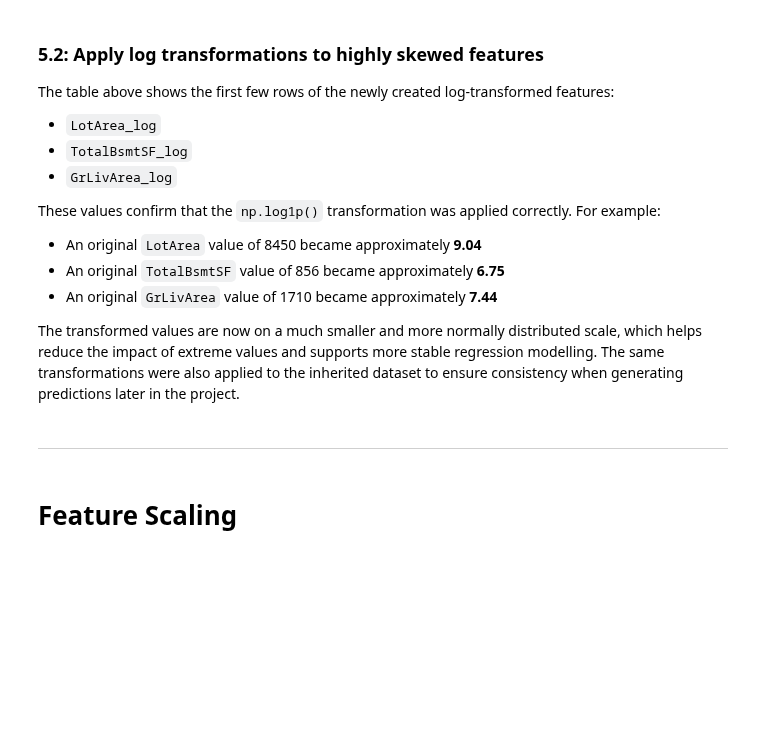
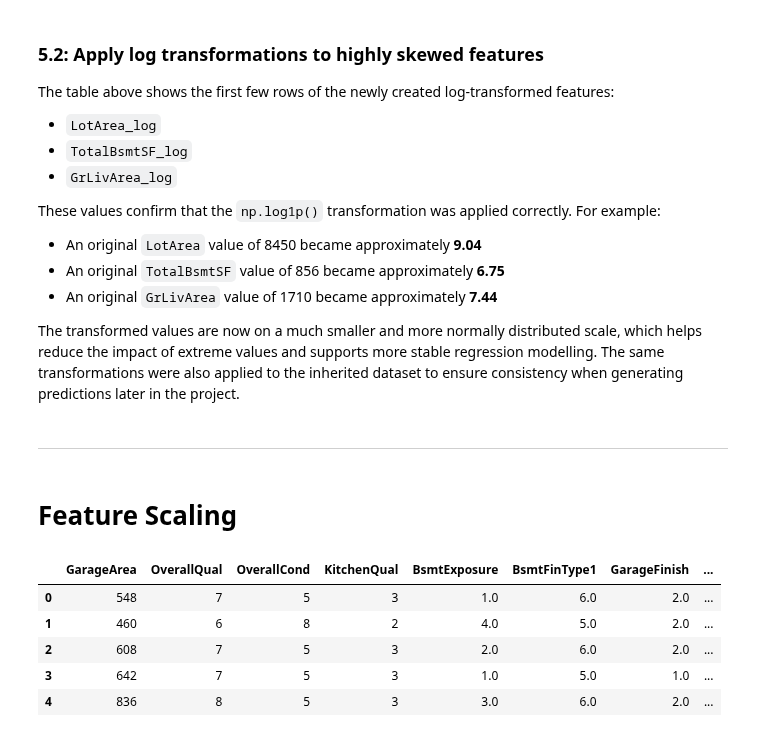
Before and after one commit to aishieee/p5-heritage-housing, a Jupyter notebook: jupyter_notebooks/04_feature_engineering.ipynb, the cells around one changed output. Drawn from its saved outputs; the diff is of its cells as text; code cells hidden in the pictures; blank space fills up the shorter version.

Commit message:
Update feature matrix to include log-transformed variables and drop raw skewed features

```diff
--- a/jupyter_notebooks/04_feature_engineering.ipynb
+++ b/jupyter_notebooks/04_feature_engineering.ipynb
@@ -398,3 +398,22 @@ numerical_to_scale = [
     "OverallQual",
     "OverallCond"
 ]
+# %%
+# Build a new modelling dataframe with transformed features (replace original skewed features)
+X_model = X.copy()
+
+X_model["GrLivArea_log"] = housing_df["GrLivArea_log"]
+X_model["TotalBsmtSF_log"] = housing_df["TotalBsmtSF_log"]
+X_model["LotArea_log"] = housing_df["LotArea_log"]
+
+# Drop the original skewed features
+X_model = X_model.drop(["GrLivArea", "TotalBsmtSF", "LotArea"], axis=1)
+
+X_model.head()
+# %% [output]
+|  | GarageArea | OverallQual | OverallCond | KitchenQual | BsmtExposure | BsmtFinType1 | GarageFinish | ... |
+| 0 | 548 | 7 | 5 | 3 | 1.0 | 6.0 | 2.0 | ... |
+| 1 | 460 | 6 | 8 | 2 | 4.0 | 5.0 | 2.0 | ... |
+| 2 | 608 | 7 | 5 | 3 | 2.0 | 6.0 | 2.0 | ... |
+| 3 | 642 | 7 | 5 | 3 | 1.0 | 5.0 | 1.0 | ... |
+| 4 | 836 | 8 | 5 | 3 | 3.0 | 6.0 | 2.0 | ... |
```
